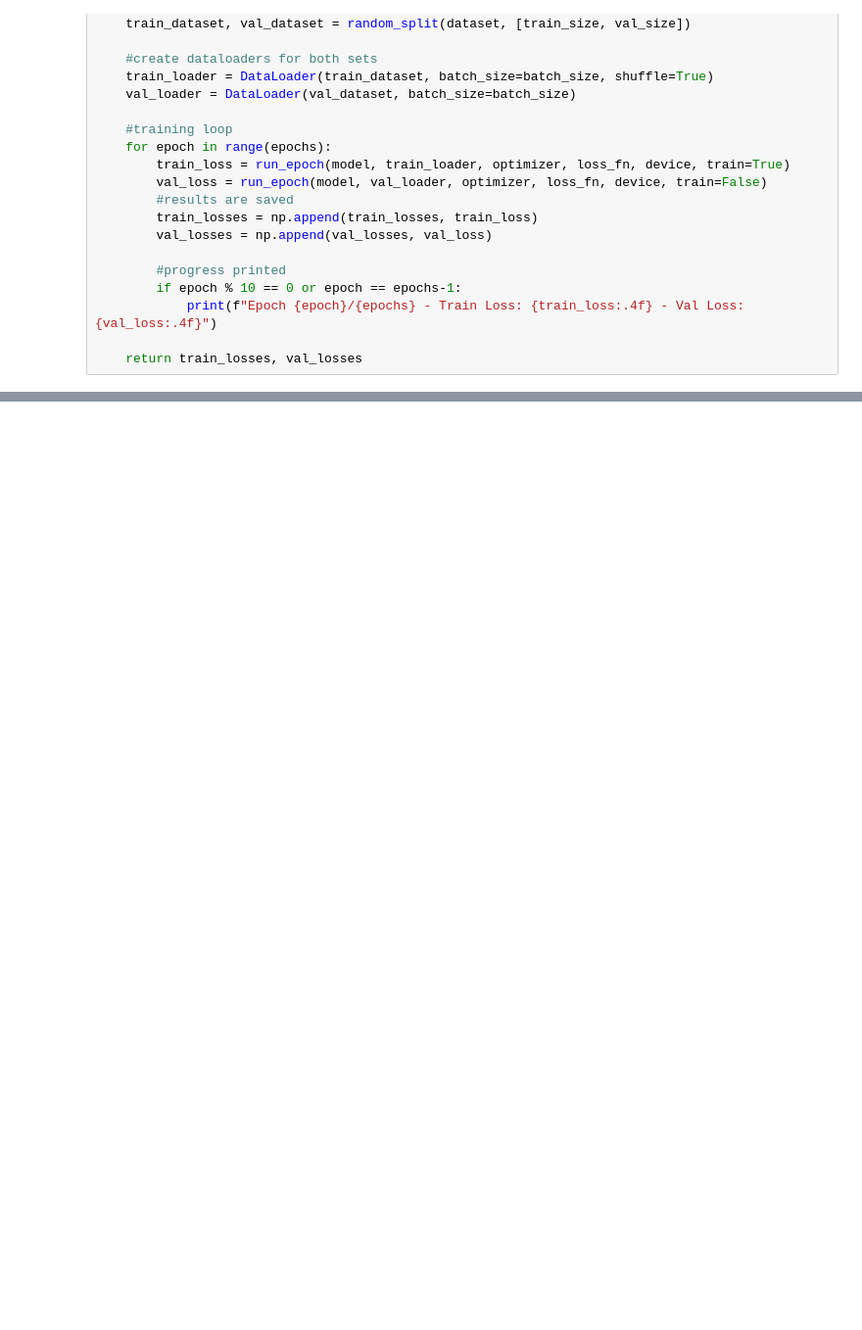
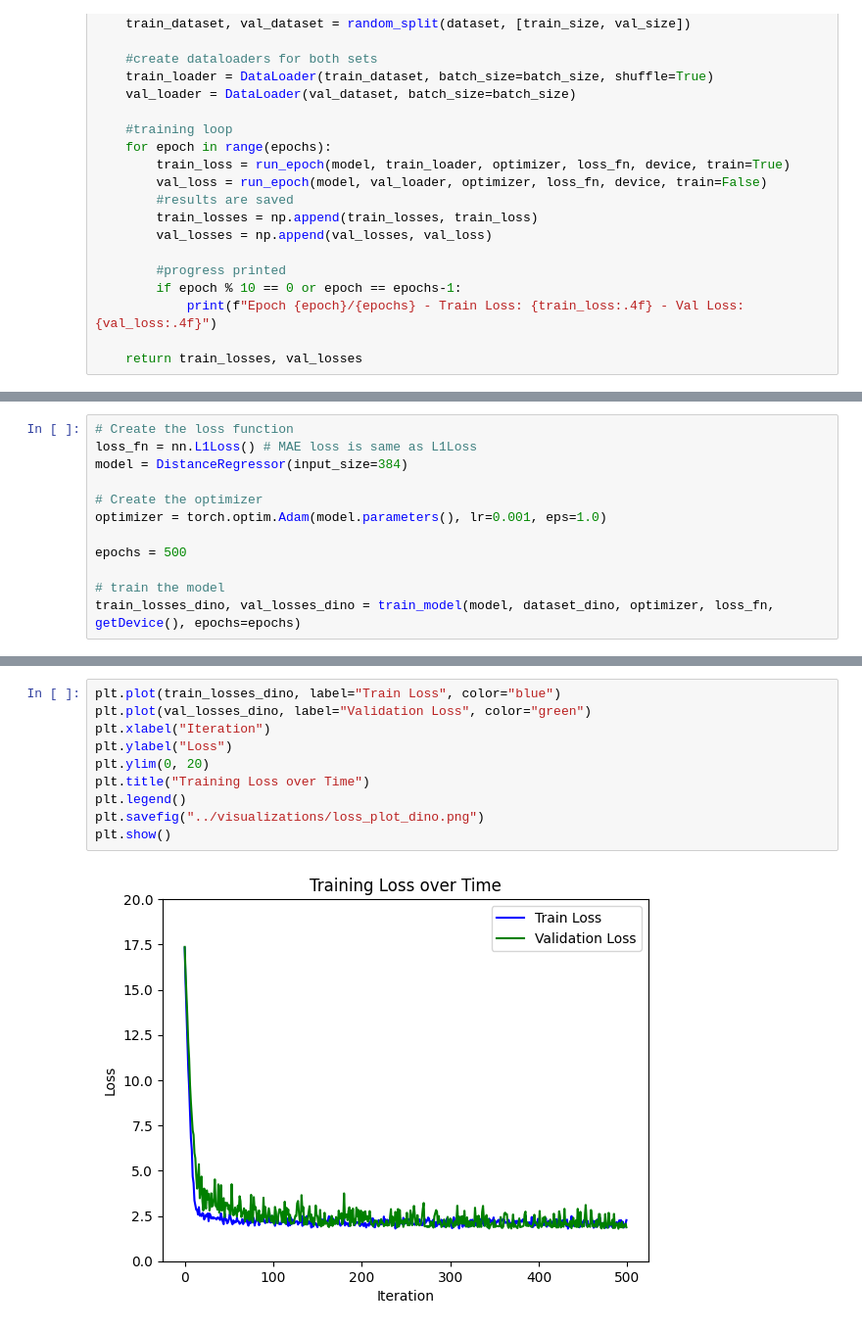
Before and after one commit to TPdkr/thesis, a Jupyter notebook: src/model.ipynb, the cells around one changed output, grey strips where cells are left out. Shown at 98% size. Saved outputs shown, nothing was run; the diff lists cells and outputs as text; blank space fills up the shorter version.

```diff
--- a/src/model.ipynb
+++ b/src/model.ipynb
@@ -219,0 +225,12 @@ plt.show()
+# %%
+# Create the loss function
+loss_fn = nn.L1Loss() # MAE loss is same as L1Loss
+model = DistanceRegressor(input_size=384)
+
+# Create the optimizer
+optimizer = torch.optim.Adam(model.parameters(), lr=0.001, eps=1.0)
+
+epochs = 500
+
+# train the model
+train_losses_dino, val_losses_dino = train_model(model, dataset_dino, optimizer, loss_fn, getDevice(), epochs=epochs)
@@ -219,0 +255,12 @@ plt.show()
+# %%
+plt.plot(train_losses_dino, label="Train Loss", color="blue")
+plt.plot(val_losses_dino, label="Validation Loss", color="green")
+plt.xlabel("Iteration")
+plt.ylabel("Loss")
+plt.ylim(0, 20)
+plt.title("Training Loss over Time")
+plt.legend()
+plt.savefig("../visualizations/loss_plot_dino.png")
+plt.show()
+# %% [output]
+[figure, added]
```
Also changed, not shown: parts of 6 cells of this notebook, 5 other files.
